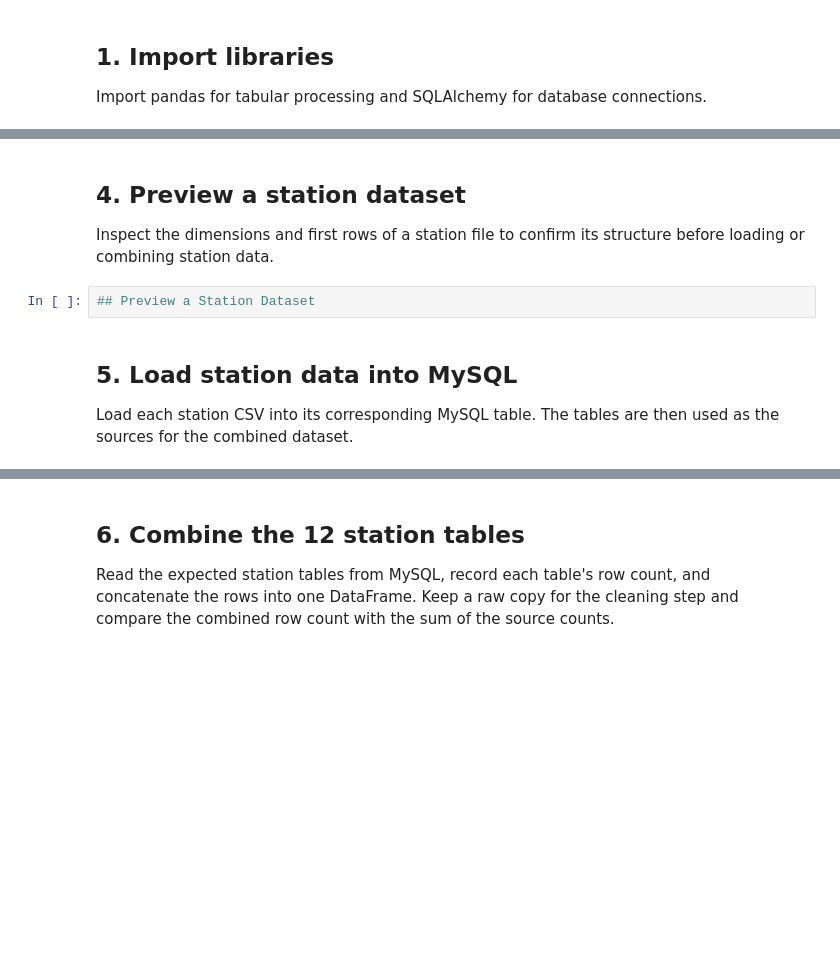
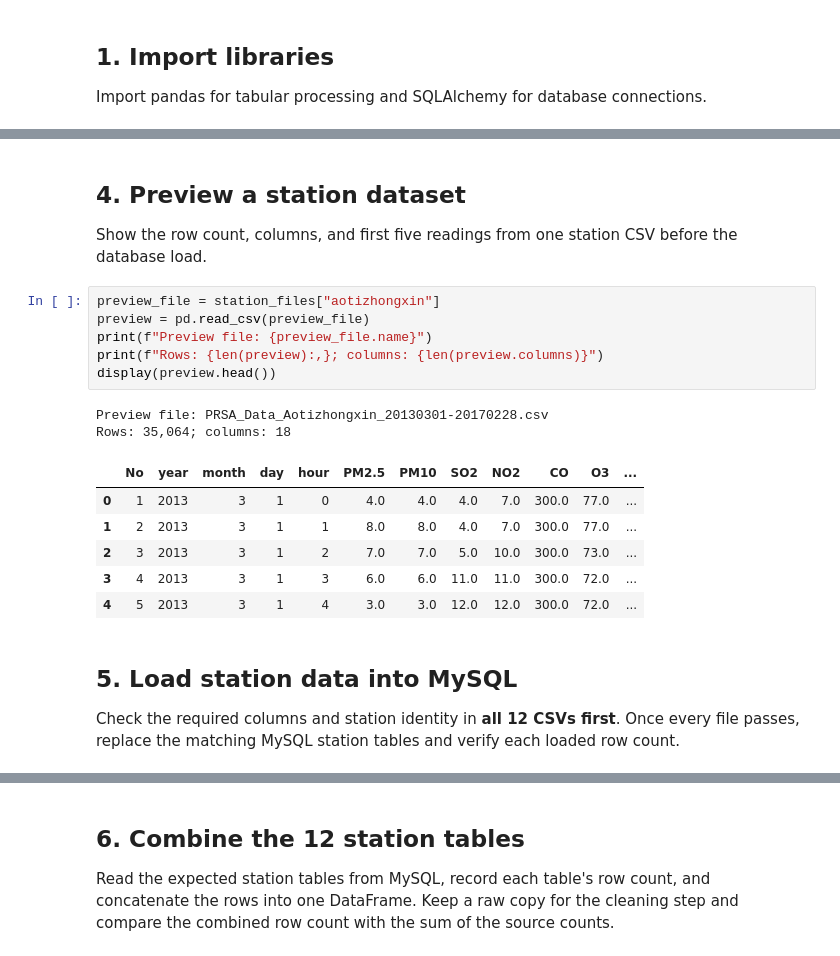
Before and after one commit to Dirk2928/Data_Science, a Jupyter notebook: air-quality-classification/notebooks/etl_data_processor.ipynb, the cells around one changed output, grey strips where cells are left out. Saved outputs shown, nothing was run; the diff lists cells and outputs as text; blank space fills up the shorter version.

Commit message:
Fix ETL notebook preview and station loading

```diff
--- a/air-quality-classification/notebooks/etl_data_processor.ipynb
+++ b/air-quality-classification/notebooks/etl_data_processor.ipynb
@@ -107,11 +85,24 @@ PRSA_Data_Wanshouxigong_20130301-20170228.csv
 # %% [markdown]
 ## 4. Preview a station dataset
 
-Inspect the dimensions and first rows of a station file to confirm its structure before loading or combining station data.
+Show the row count, columns, and first five readings from one station CSV before the database load.
 # %%
-## Preview a Station Dataset
+preview_file = station_files["aotizhongxin"]
+preview = pd.read_csv(preview_file)
+print(f"Preview file: {preview_file.name}")
+print(f"Rows: {len(preview):,}; columns: {len(preview.columns)}")
+display(preview.head())
+# %% [output]
+Preview file: PRSA_Data_Aotizhongxin_20130301-20170228.csv
+Rows: 35,064; columns: 18
+|  | No | year | month | day | hour | PM2.5 | PM10 | SO2 | NO2 | CO | O3 | ... |
+| 0 | 1 | 2013 | 3 | 1 | 0 | 4.0 | 4.0 | 4.0 | 7.0 | 300.0 | 77.0 | ... |
+| 1 | 2 | 2013 | 3 | 1 | 1 | 8.0 | 8.0 | 4.0 | 7.0 | 300.0 | 77.0 | ... |
+| 2 | 3 | 2013 | 3 | 1 | 2 | 7.0 | 7.0 | 5.0 | 10.0 | 300.0 | 73.0 | ... |
+| 3 | 4 | 2013 | 3 | 1 | 3 | 6.0 | 6.0 | 11.0 | 11.0 | 300.0 | 72.0 | ... |
+| 4 | 5 | 2013 | 3 | 1 | 4 | 3.0 | 3.0 | 12.0 | 12.0 | 300.0 | 72.0 | ... |
 # %% [markdown]
 ## 5. Load station data into MySQL
 
-Load each station CSV into its corresponding MySQL table. The tables are then used as the sources for the combined dataset.
+Check the required columns and station identity in **all 12 CSVs first**. Once every file passes, replace the matching MySQL station tables and verify each loaded row count.
 # %%
```
Also changed, not shown: parts of 13 cells of this notebook, 2 other files.
